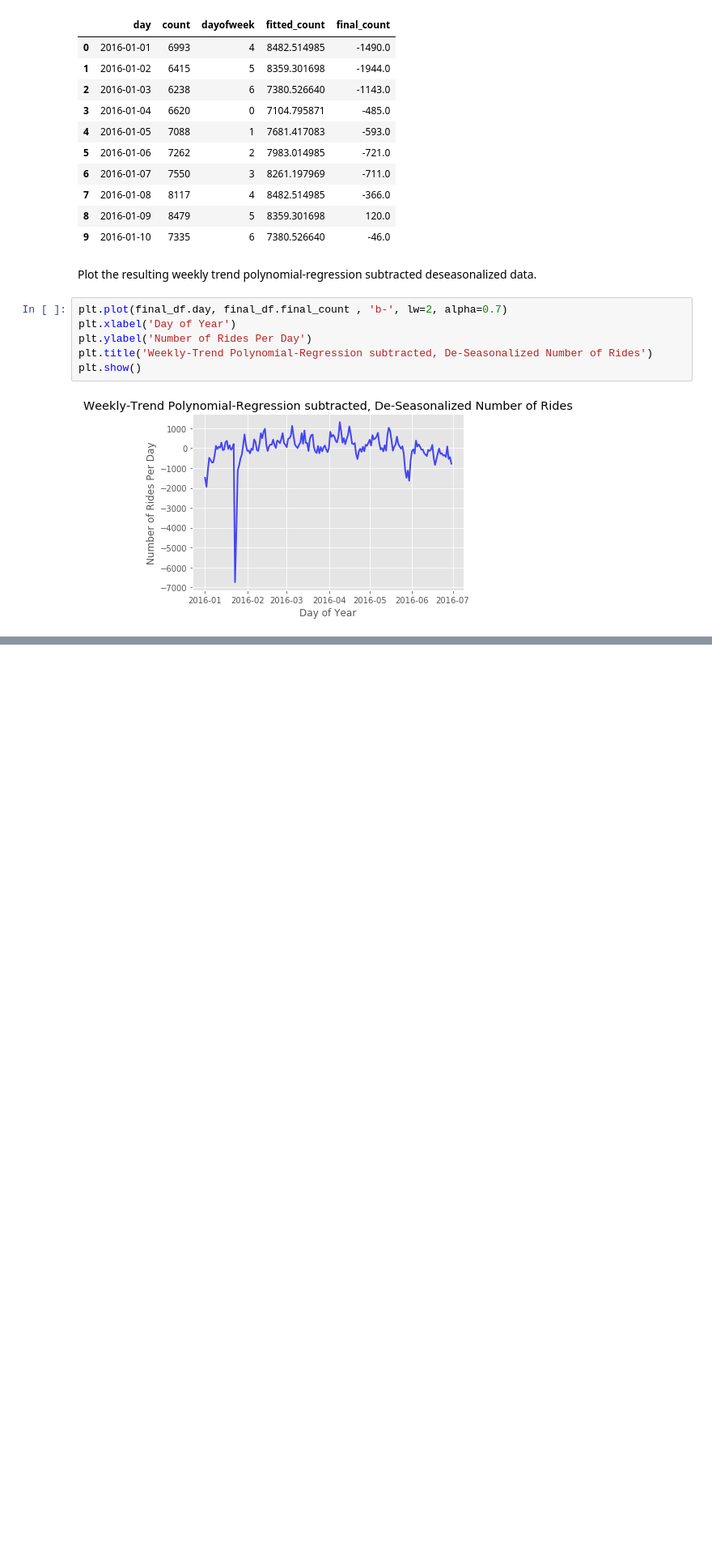
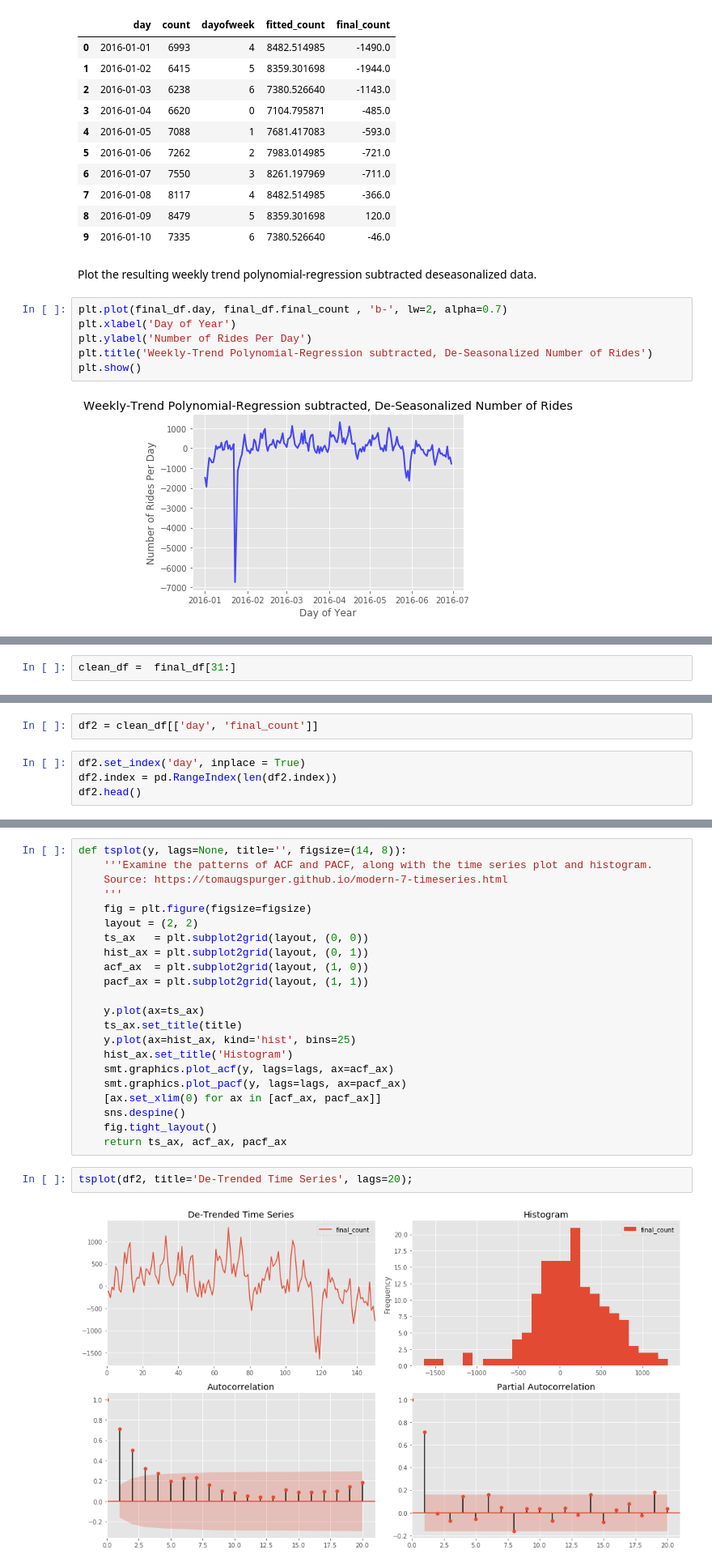
Before and after one commit to justin-hj-kim/NYCtaxi_data_science, a Jupyter notebook: models/deseasonalized_time_series.ipynb, the cells around one changed output, grey strips where cells are left out. Shown at 81% size. Drawn from its saved outputs; the diff is of its cells as text; blank space fills up the shorter version.

Commit message:
detrending time series done

```diff
--- a/models/deseasonalized_time_series.ipynb
+++ b/models/deseasonalized_time_series.ipynb
@@ -309,0 +313,2 @@ plt.show()
+# %%
+clean_df =  final_df[31:]
@@ -309,0 +319,6 @@ plt.show()
+# %%
+df2 = clean_df[['day', 'final_count']]
+# %%
+df2.set_index('day', inplace = True)
+df2.index = pd.RangeIndex(len(df2.index))
+df2.head()
@@ -309,0 +354,26 @@ plt.show()
+# %%
+def tsplot(y, lags=None, title='', figsize=(14, 8)):
+    '''Examine the patterns of ACF and PACF, along with the time series plot and histogram.
+    Source: https://tomaugspurger.github.io/modern-7-timeseries.html
+    '''
+    fig = plt.figure(figsize=figsize)
+    layout = (2, 2)
+    ts_ax   = plt.subplot2grid(layout, (0, 0))
+    hist_ax = plt.subplot2grid(layout, (0, 1))
+    acf_ax  = plt.subplot2grid(layout, (1, 0))
+    pacf_ax = plt.subplot2grid(layout, (1, 1))
+
+    y.plot(ax=ts_ax)
+    ts_ax.set_title(title)
+    y.plot(ax=hist_ax, kind='hist', bins=25)
+    hist_ax.set_title('Histogram')
+    smt.graphics.plot_acf(y, lags=lags, ax=acf_ax)
+    smt.graphics.plot_pacf(y, lags=lags, ax=pacf_ax)
+    [ax.set_xlim(0) for ax in [acf_ax, pacf_ax]]
+    sns.despine()
+    fig.tight_layout()
+    return ts_ax, acf_ax, pacf_ax
+# %%
+tsplot(df2, title='De-Trended Time Series', lags=20);
+# %% [output]
+[figure, added]
```
Also changed, not shown: parts of 30 cells of this notebook, 1 other file.
